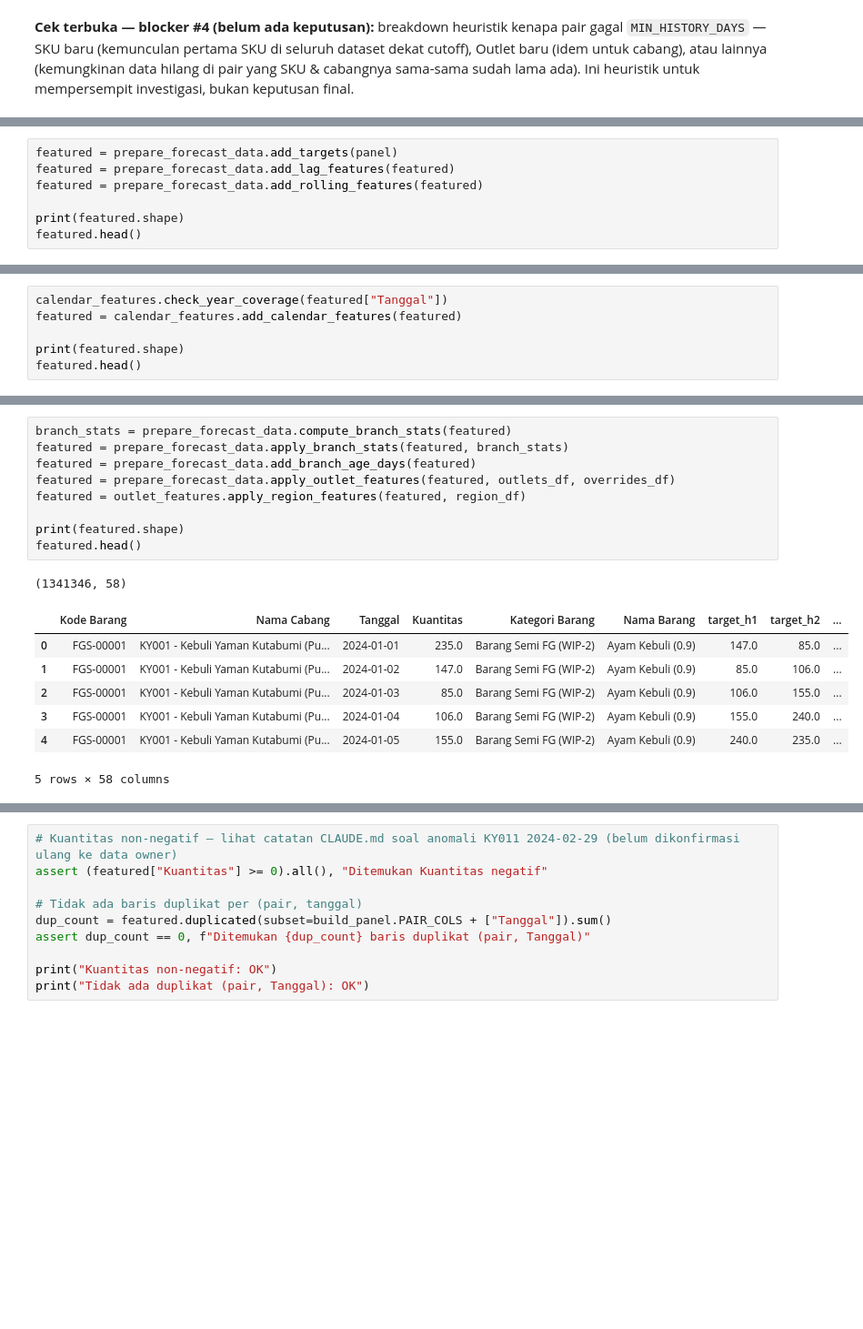
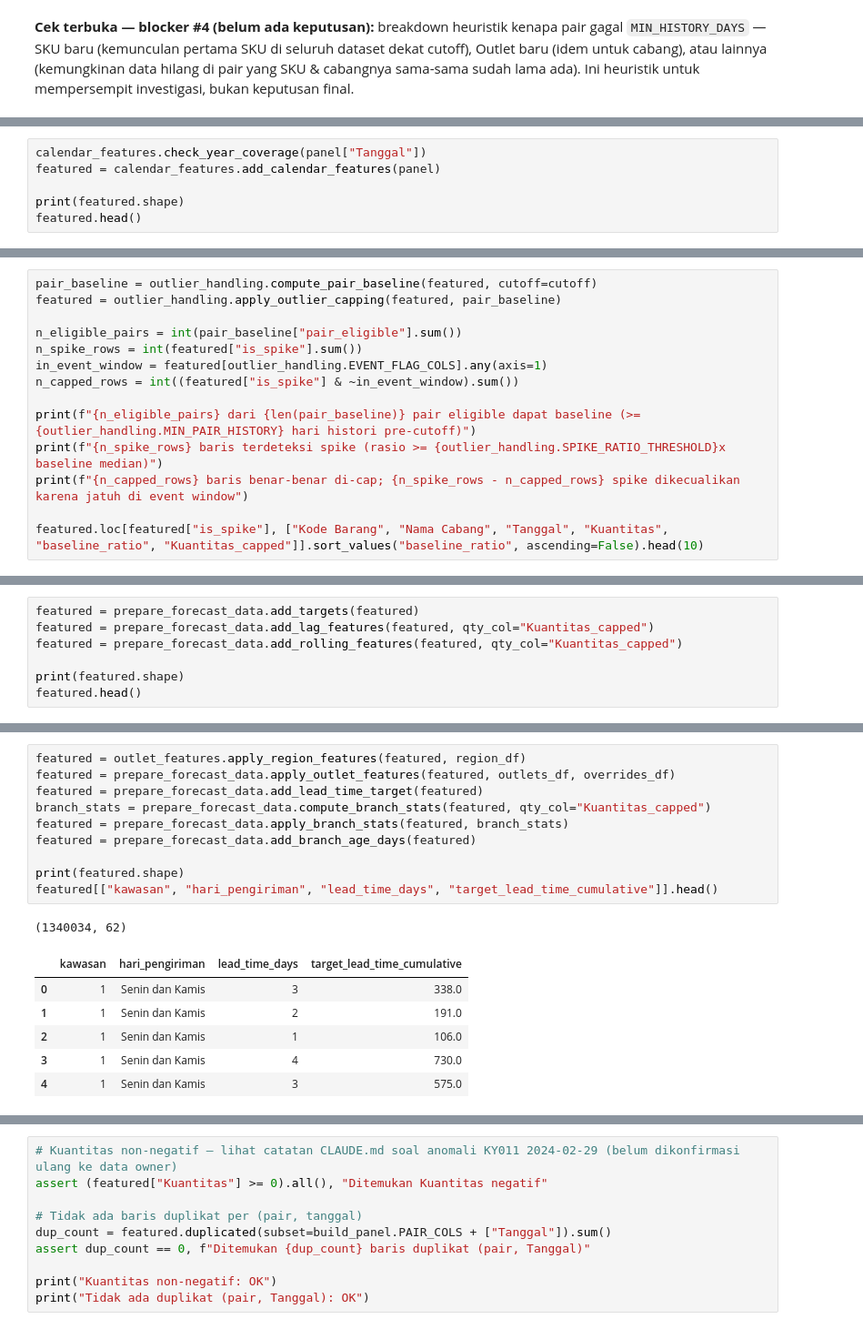
Before and after one commit to ramapdp/forecast-scm, a Jupyter notebook: notebook/data-processing.ipynb, the cells around one changed output, grey strips where cells are left out. Shown at 91% size. Drawn from its saved outputs; the diff is of its cells as text; blank space fills up the shorter version.

```diff
--- a/notebook/data-processing.ipynb
+++ b/notebook/data-processing.ipynb
@@ -254,7 +240,6 @@ Name: count, dtype: int64
 # %%
-featured = prepare_forecast_data.add_targets(panel)
-featured = prepare_forecast_data.add_lag_features(featured)
-featured = prepare_forecast_data.add_rolling_features(featured)
+calendar_features.check_year_coverage(panel["Tanggal"])
+featured = calendar_features.add_calendar_features(panel)
 
 print(featured.shape)
 featured.head()
@@ -269,0 +258,14 @@ featured.head()
+# %%
+pair_baseline = outlier_handling.compute_pair_baseline(featured, cutoff=cutoff)
+featured = outlier_handling.apply_outlier_capping(featured, pair_baseline)
+
+n_eligible_pairs = int(pair_baseline["pair_eligible"].sum())
+n_spike_rows = int(featured["is_spike"].sum())
+in_event_window = featured[outlier_handling.EVENT_FLAG_COLS].any(axis=1)
+n_capped_rows = int((featured["is_spike"] & ~in_event_window).sum())
+
+print(f"{n_eligible_pairs} dari {len(pair_baseline)} pair eligible dapat baseline (>= {outlier_handling.MIN_PAIR_HISTORY} hari histori pre-cutoff)")
+print(f"{n_spike_rows} baris terdeteksi spike (rasio >= {outlier_handling.SPIKE_RATIO_THRESHOLD}x baseline median)")
+print(f"{n_capped_rows} baris benar-benar di-cap; {n_spike_rows - n_capped_rows} spike dikecualikan karena jatuh di event window")
+
+featured.loc[featured["is_spike"], ["Kode Barang", "Nama Cabang", "Tanggal", "Kuantitas", "baseline_ratio", "Kuantitas_capped"]].sort_values("baseline_ratio", ascending=False).head(10)
@@ -272,6 +290,7 @@ featured.head()
 # %%
-calendar_features.check_year_coverage(featured["Tanggal"])
-featured = calendar_features.add_calendar_features(featured)
+featured = prepare_forecast_data.add_targets(featured)
+featured = prepare_forecast_data.add_lag_features(featured, qty_col="Kuantitas_capped")
+featured = prepare_forecast_data.add_rolling_features(featured, qty_col="Kuantitas_capped")
 
 print(featured.shape)
 featured.head()
@@ -290,21 +309,21 @@ featured.head()
 # %%
-branch_stats = prepare_forecast_data.compute_branch_stats(featured)
+featured = outlet_features.apply_region_features(featured, region_df)
+featured = prepare_forecast_data.apply_outlet_features(featured, outlets_df, overrides_df)
+featured = prepare_forecast_data.add_lead_time_target(featured)
+branch_stats = prepare_forecast_data.compute_branch_stats(featured, qty_col="Kuantitas_capped")
 featured = prepare_forecast_data.apply_branch_stats(featured, branch_stats)
 featured = prepare_forecast_data.add_branch_age_days(featured)
-featured = prepare_forecast_data.apply_outlet_features(featured, outlets_df, overrides_df)
-featured = outlet_features.apply_region_features(featured, region_df)
 
 print(featured.shape)
-featured.head()
+featured[["kawasan", "hari_pengiriman", "lead_time_days", "target_lead_time_cumulative"]].head()
 # %% [output]
-(1341346, 58)
+(1340034, 62)
-|  | Kode Barang | Nama Cabang | Tanggal | Kuantitas | Kategori Barang | Nama Barang | target_h1 | target_h2 | ... |
-| 0 | FGS-00001 | KY001 - Kebuli Yaman Kutabumi (Pu... | 2024-01-01 | 235.0 | Barang Semi FG (WIP-2) | Ayam Kebuli (0.9) | 147.0 | 85.0 | ... |
-| 1 | FGS-00001 | KY001 - Kebuli Yaman Kutabumi (Pu... | 2024-01-02 | 147.0 | Barang Semi FG (WIP-2) | Ayam Kebuli (0.9) | 85.0 | 106.0 | ... |
-| 2 | FGS-00001 | KY001 - Kebuli Yaman Kutabumi (Pu... | 2024-01-03 | 85.0 | Barang Semi FG (WIP-2) | Ayam Kebuli (0.9) | 106.0 | 155.0 | ... |
-| 3 | FGS-00001 | KY001 - Kebuli Yaman Kutabumi (Pu... | 2024-01-04 | 106.0 | Barang Semi FG (WIP-2) | Ayam Kebuli (0.9) | 155.0 | 240.0 | ... |
-| 4 | FGS-00001 | KY001 - Kebuli Yaman Kutabumi (Pu... | 2024-01-05 | 155.0 | Barang Semi FG (WIP-2) | Ayam Kebuli (0.9) | 240.0 | 235.0 | ... |
+|  | kawasan | hari_pengiriman | lead_time_days | target_lead_time_cumulative |
+| 0 | 1 | Senin dan Kamis | 3 | 338.0 |
+| 1 | 1 | Senin dan Kamis | 2 | 191.0 |
+| 2 | 1 | Senin dan Kamis | 1 | 106.0 |
+| 3 | 1 | Senin dan Kamis | 4 | 730.0 |
+| 4 | 1 | Senin dan Kamis | 3 | 575.0 |
-5 rows × 58 columns
 # %%
 # QA: setiap baris di panel harus dapat kawasan (tidak ada NaN dari region join)
 unmatched_region = featured[featured["kawasan"].isna()]["Nama Cabang"].unique()
```
Also changed, not shown: parts of 27 cells of this notebook.
